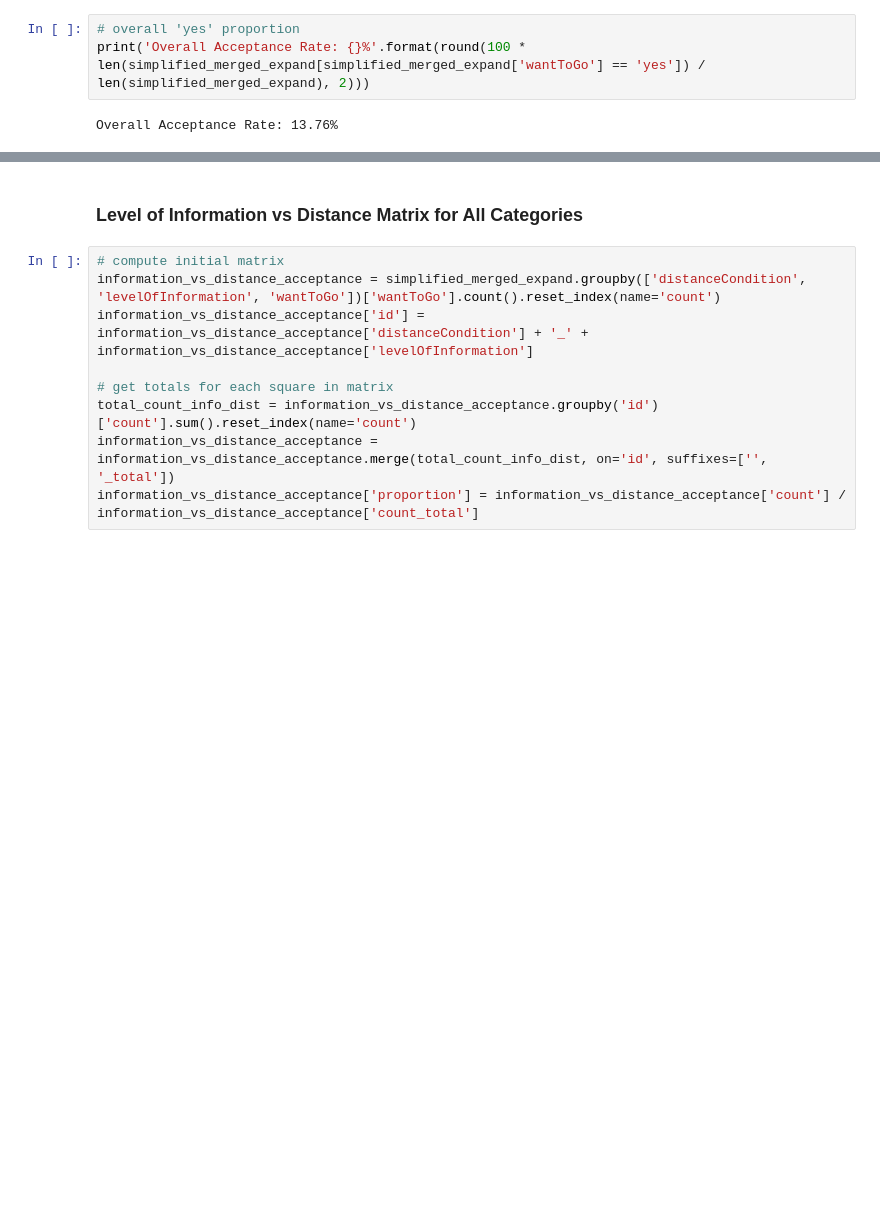
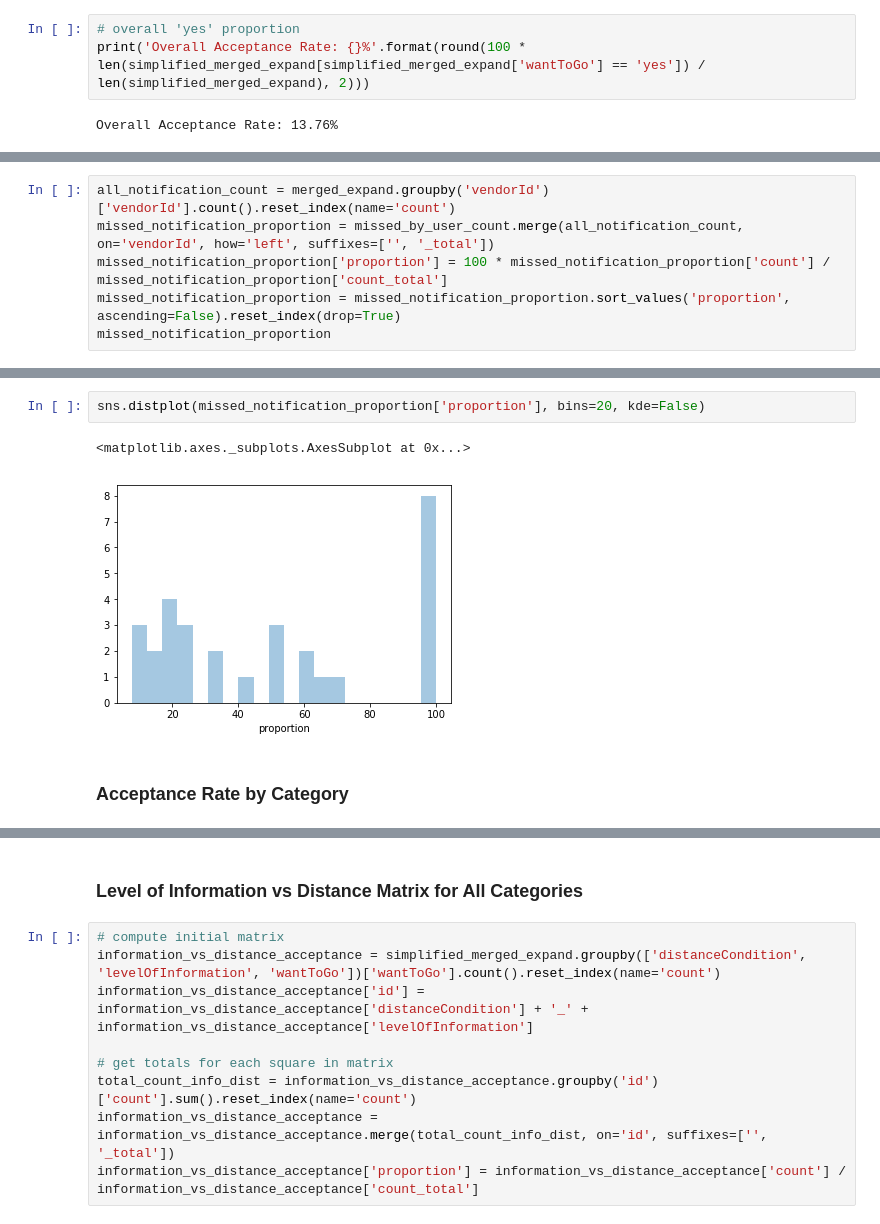
Before and after one commit to NUDelta/les-study-analysis, a Jupyter notebook: expand-exploit-study-analysis.ipynb, the cells around one changed output, grey strips where cells are left out. Cells and saved outputs as stored; diff of their text form; blank space fills up the shorter version.

```diff
--- a/expand-exploit-study-analysis.ipynb
+++ b/expand-exploit-study-analysis.ipynb
@@ -280,0 +316,6 @@ Overall Acceptance Rate: 13.76%
+# %%
+all_notification_count = merged_expand.groupby('vendorId')['vendorId'].count().reset_index(name='count')
+missed_notification_proportion = missed_by_user_count.merge(all_notification_count, on='vendorId', how='left', suffixes=['', '_total'])
+missed_notification_proportion['proportion'] = 100 * missed_notification_proportion['count'] / missed_notification_proportion['count_total']
+missed_notification_proportion = missed_notification_proportion.sort_values('proportion', ascending=False).reset_index(drop=True)
+missed_notification_proportion
@@ -280,0 +340,7 @@ Overall Acceptance Rate: 13.76%
+# %%
+sns.distplot(missed_notification_proportion['proportion'], bins=20, kde=False)
+# %% [output]
+<matplotlib.axes._subplots.AxesSubplot at 0x...>
+[figure, added]
+# %% [markdown]
+### Acceptance Rate by Category
```
Also changed, not shown: parts of 8 cells of this notebook.
